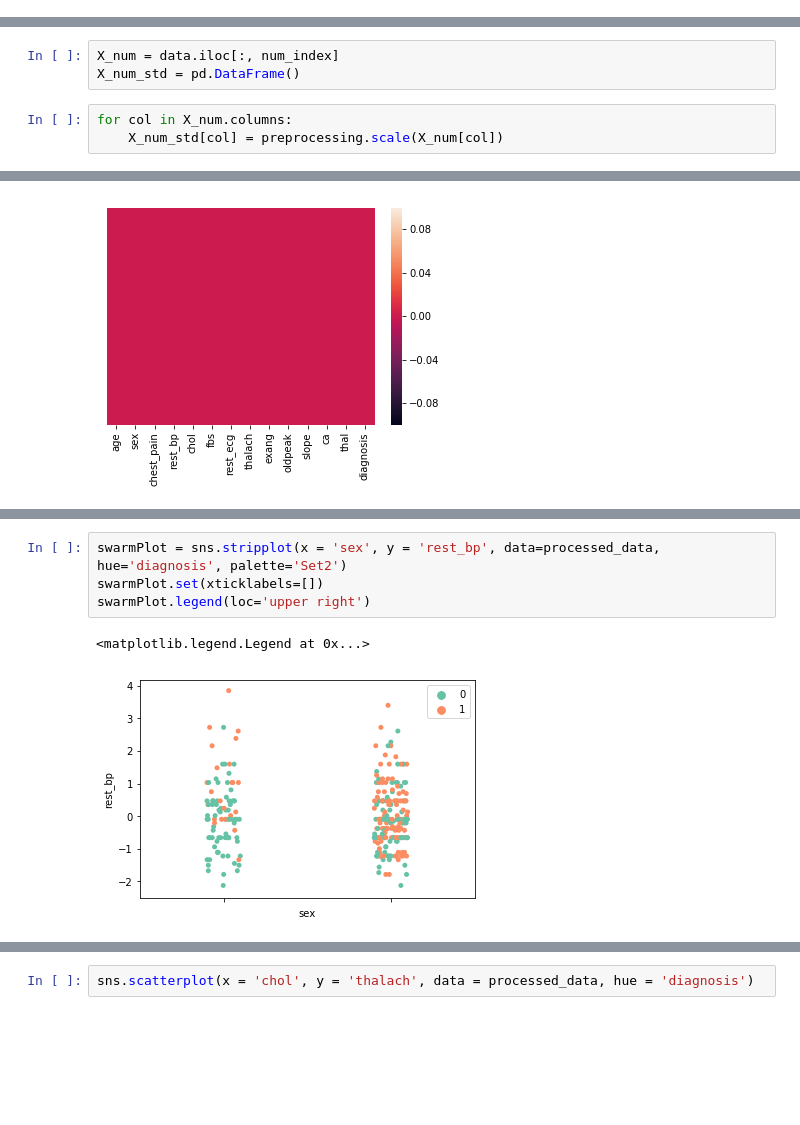
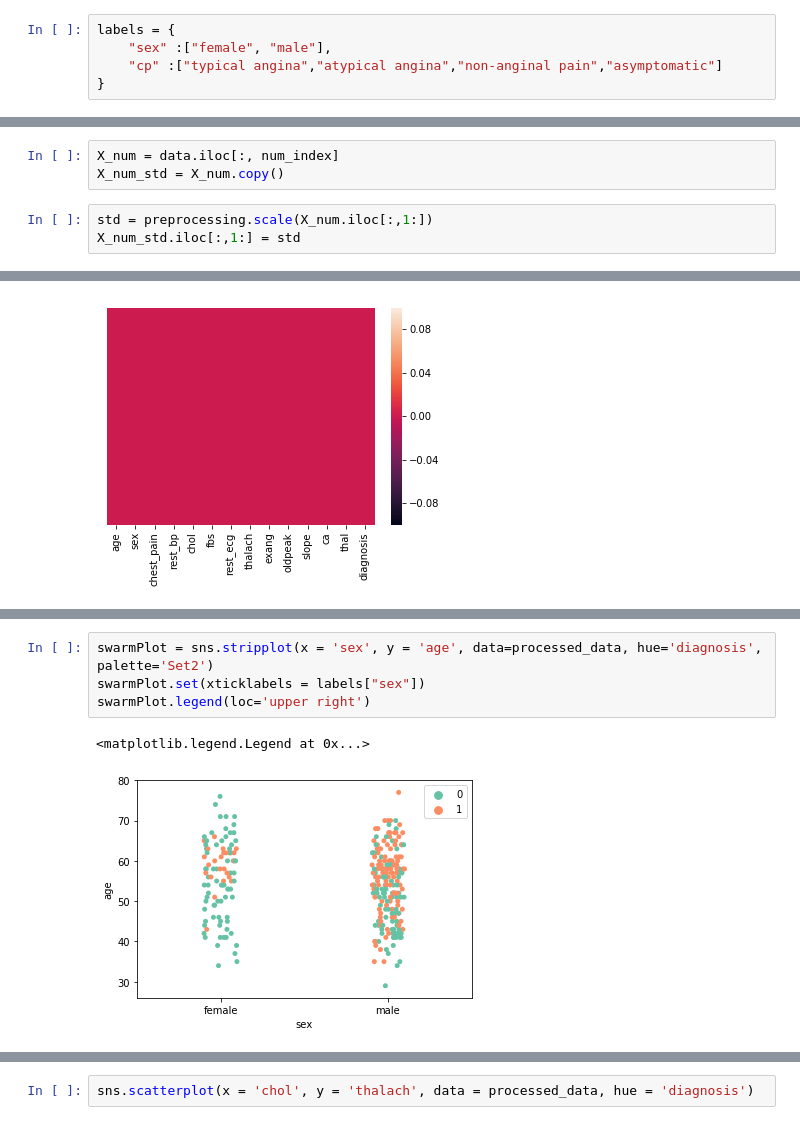
Before and after one commit to ekiMGlz/AplicadaIII, a Jupyter notebook: Final/Trabajo final.ipynb, the cells around one changed output, grey strips where cells are left out. Drawn from its saved outputs; the diff is of its cells as text; blank space fills up the shorter version.

```diff
--- a/Final/Trabajo final.ipynb
+++ b/Final/Trabajo final.ipynb
@@ -62,3 +90,8 @@ sns.countplot(x = "diagnosis", data = data)
+# %%
+labels = {
+    "sex" :["female", "male"],
+    "cp" :["typical angina","atypical angina","non-anginal pain","asymptomatic"]
+}
 # %%
 # Diccionarios con los nombres de categorias
 sex_cat = {0 : "female",
@@ -155,9 +214,9 @@ max(data['oldpeak'])
 # %%
 X_num = data.iloc[:, num_index]
-X_num_std = pd.DataFrame()
+X_num_std = X_num.copy()
-# %%
-for col in X_num.columns:
-    X_num_std[col] = preprocessing.scale(X_num[col])
+# %%
+std = preprocessing.scale(X_num.iloc[:,1:])
+X_num_std.iloc[:,1:] = std
 # %%
 X_num_std.head()
 # %% [output]
@@ -269,10 +328,10 @@ swarmPlot.legend(loc='upper right')
 # %%
-swarmPlot = sns.stripplot(x = 'sex', y = 'rest_bp', data=processed_data, hue='diagnosis', palette='Set2')
-swarmPlot.set(xticklabels=[])
+swarmPlot = sns.stripplot(x = 'sex', y = 'age', data=processed_data, hue='diagnosis', palette='Set2')
+swarmPlot.set(xticklabels = labels["sex"])
 swarmPlot.legend(loc='upper right')
 # %% [output]
 <matplotlib.legend.Legend at 0x...>
-[figure, old version]
+[figure, new version]
 # %%
 swarmPlot = sns.stripplot(x = 'ca', y = 'oldpeak', data=processed_data, hue='diagnosis', palette='Set2')
 swarmPlot.set(xticklabels=[])
```
Also changed, not shown: parts of 103 cells of this notebook.
